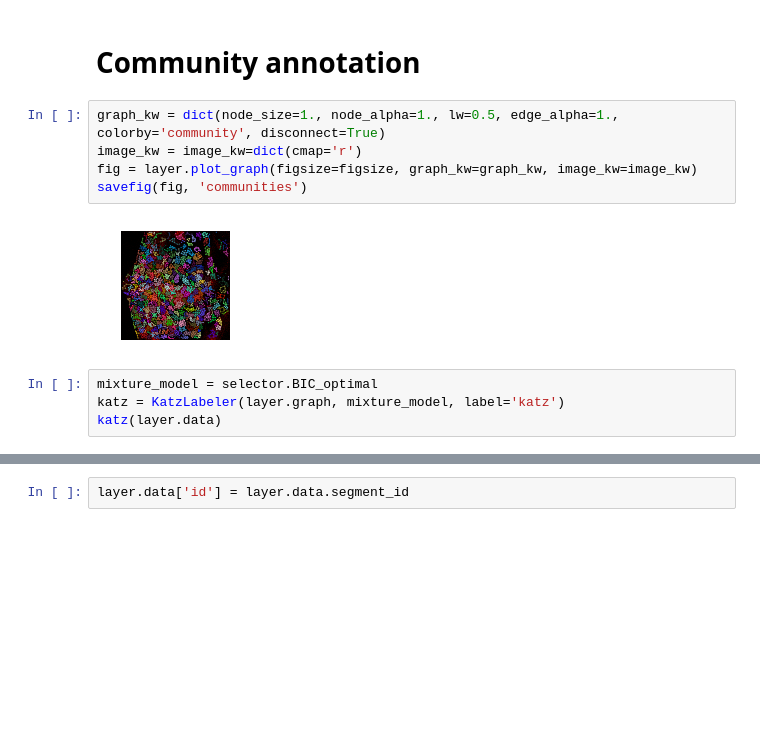
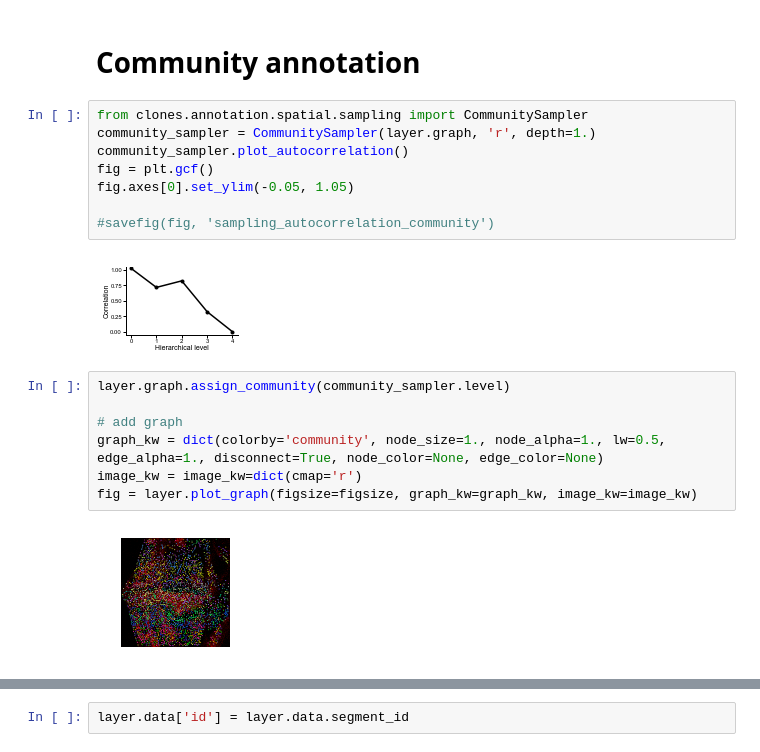
Before and after one commit to sbernasek/flyqma, a Jupyter notebook: notebooks/figures/figure_5.ipynb, the cells around one changed output, grey strips where cells are left out. Drawn from its saved outputs; the diff is of its cells as text; blank space fills up the shorter version.

```diff
--- a/notebooks/figures/figure_5.ipynb
+++ b/notebooks/figures/figure_5.ipynb
@@ -182,14 +196,22 @@ savefig(fig, 'graph')
 # %% [markdown]
 # Community annotation
+# %%
+from clones.annotation.spatial.sampling import CommunitySampler
+community_sampler = CommunitySampler(layer.graph, 'r', depth=1.)
+community_sampler.plot_autocorrelation()
+fig = plt.gcf()
+fig.axes[0].set_ylim(-0.05, 1.05)
+
+#savefig(fig, 'sampling_autocorrelation_community')
+# %% [output]
+[figure, added]
 # %%
-graph_kw = dict(node_size=1., node_alpha=1., lw=0.5, edge_alpha=1., colorby='community', disconnect=True)
+layer.graph.assign_community(community_sampler.level)
+
+# add graph
+graph_kw = dict(colorby='community', node_size=1., node_alpha=1., lw=0.5, edge_alpha=1., disconnect=True, node_color=None, edge_color=None)
 image_kw = image_kw=dict(cmap='r')
 fig = layer.plot_graph(figsize=figsize, graph_kw=graph_kw, image_kw=image_kw)
-savefig(fig, 'communities')
 # %% [output]
-[figure, old version]
+[figure, new version]
-# %%
-mixture_model = selector.BIC_optimal
-katz = KatzLabeler(layer.graph, mixture_model, label='katz')
-katz(layer.data)
 # %%
```
Also changed, not shown: parts of 31 cells of this notebook, 25 other files.
